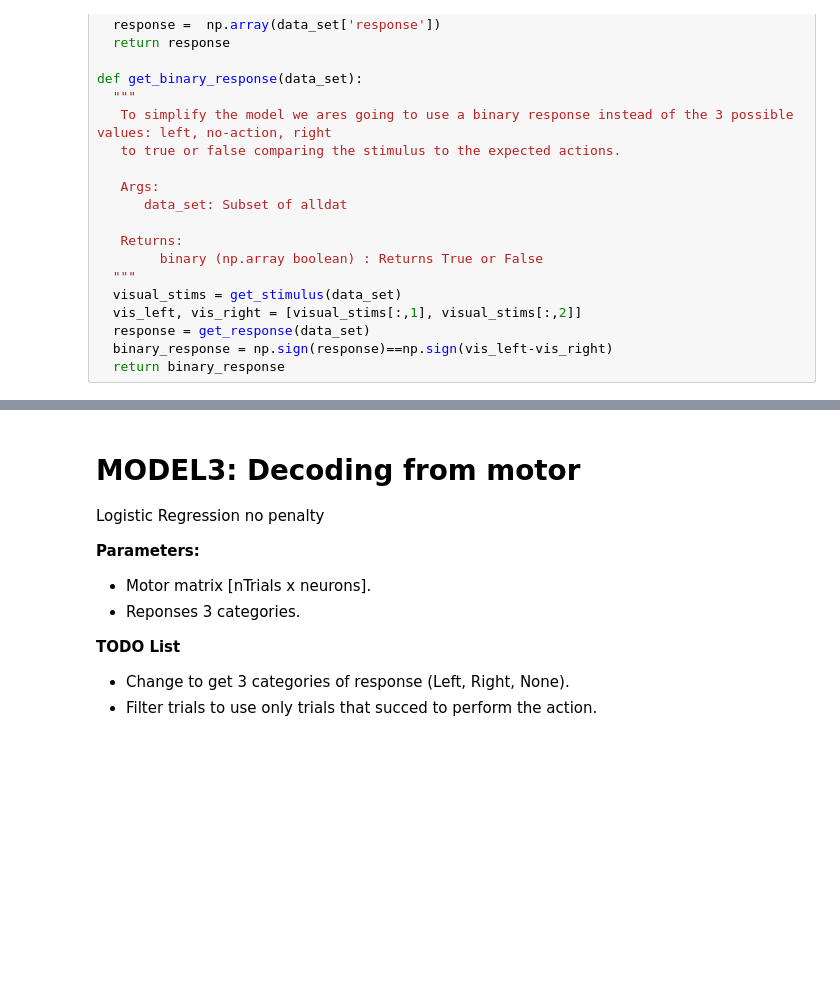
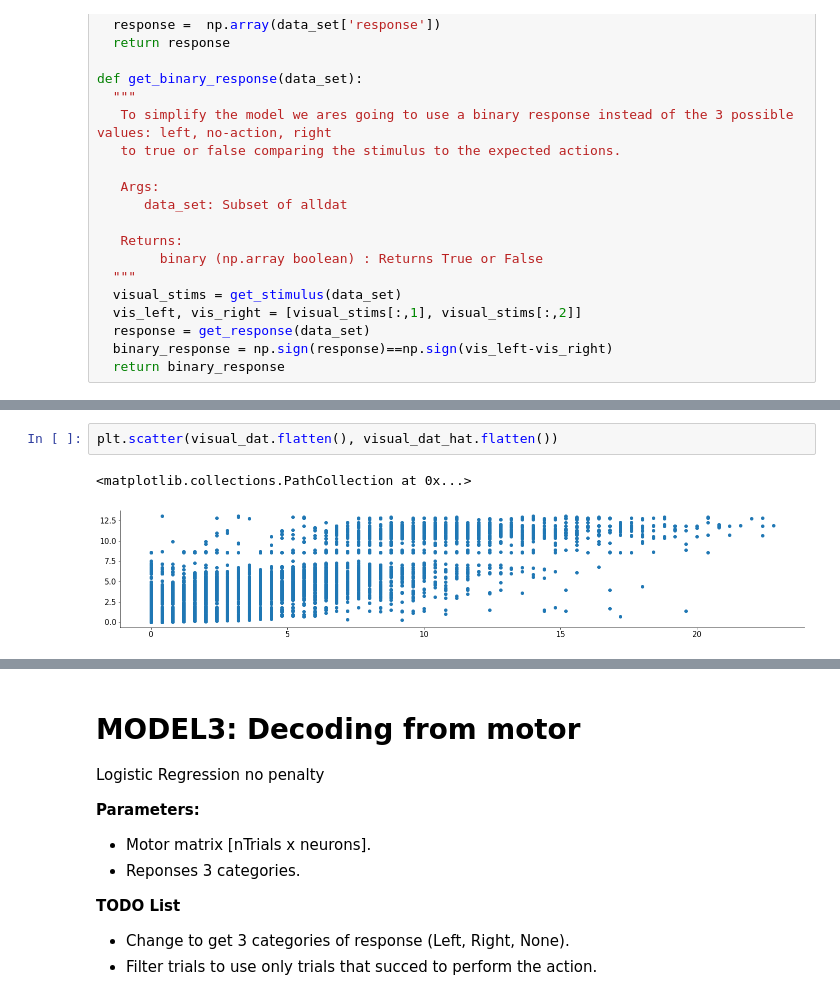
Before and after one commit to mgonzal1/nma_wombat_connectivy_project, a Jupyter notebook: connectivity.ipynb, the cells around one changed output, grey strips where cells are left out. Drawn from its saved outputs; the diff is of its cells as text; blank space fills up the shorter version.

```diff
--- a/connectivity.ipynb
+++ b/connectivity.ipynb
@@ -249,0 +244,5 @@ MSE2 3.9932810695570886
+# %%
+plt.scatter(visual_dat.flatten(), visual_dat_hat.flatten())
+# %% [output]
+<matplotlib.collections.PathCollection at 0x...>
+[figure, added]
```
Also changed, not shown: parts of 7 cells of this notebook.
